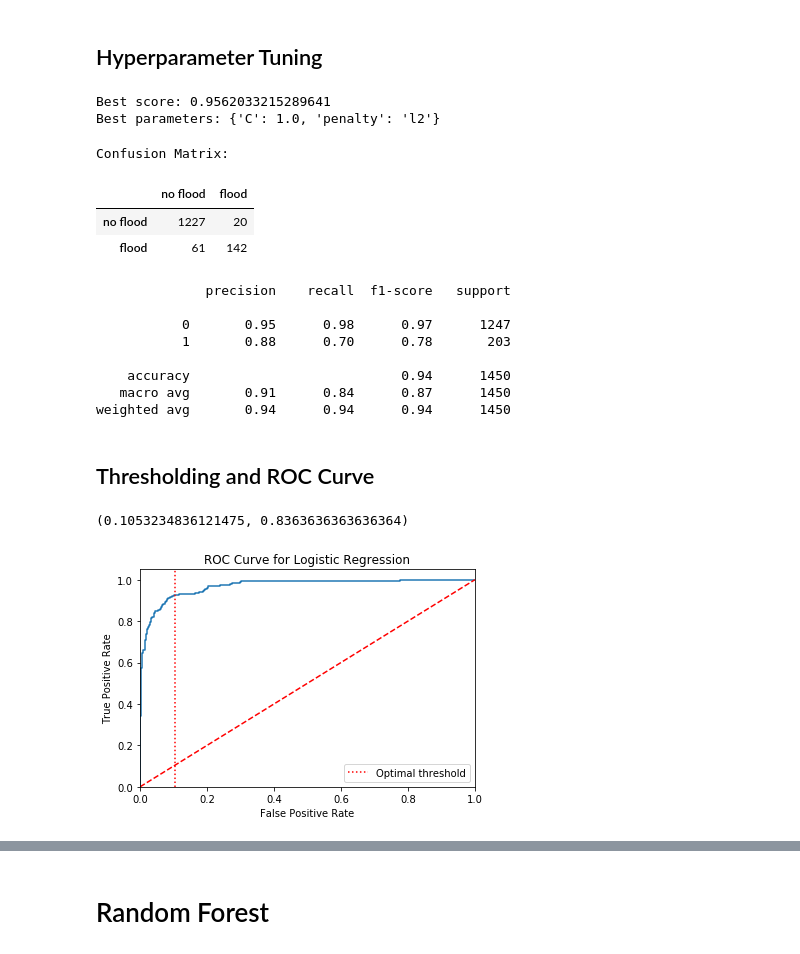
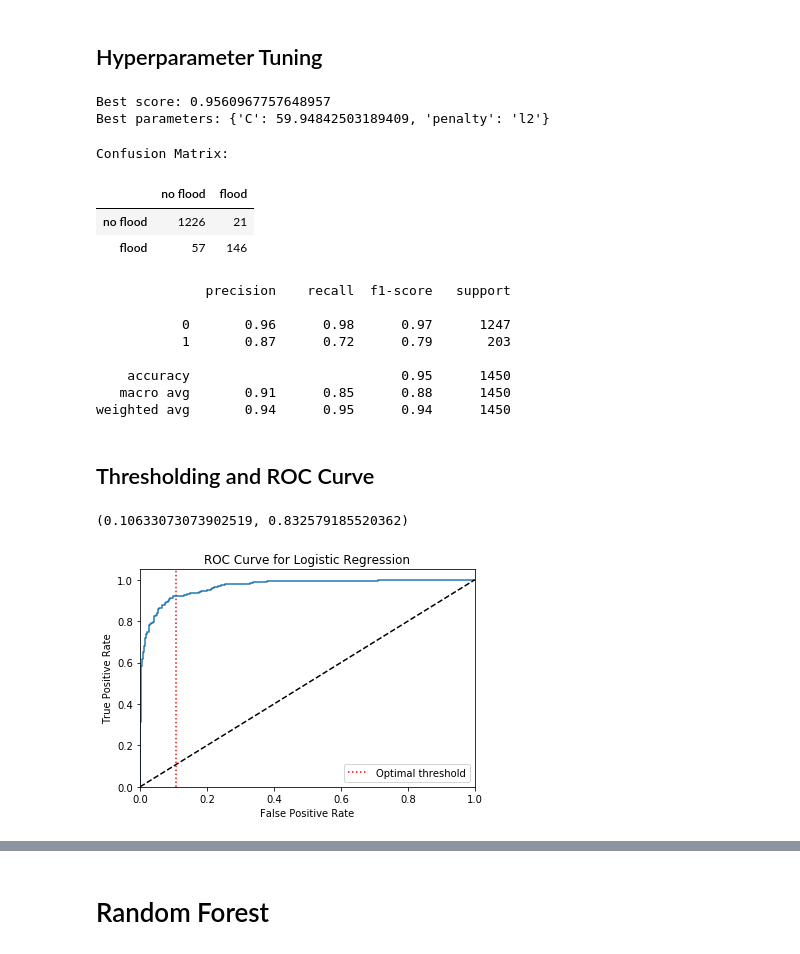
Before and after one commit to jennyrhee/flood-events, a Jupyter notebook: notebooks/machine-learning.ipynb, the cells around one changed output, grey strips where cells are left out. Cells and saved outputs as stored; diff of their text form; code cells hidden in the pictures.

```diff
--- a/notebooks/machine-learning.ipynb
+++ b/notebooks/machine-learning.ipynb
@@ -148,7 +148,7 @@ C = np.logspace(0, 4, 10)
 # Create hyperparameter options
 hyperparameters = dict(C=C, penalty=penalty)
 # %%
-logreg = LogisticRegression(solver='liblinear', random_state=18)
+logreg = LogisticRegression(random_state=18)
 gs_logreg = GridSearchCV(logreg, cv=5,
                          param_grid=hyperparameters,
                          scoring='roc_auc')
@@ -157,8 +157,8 @@ best_logreg = gs_logreg.fit(X_train, y_train)
 print(f'Best score: {best_logreg.best_score_}')
 print(f'Best parameters: {best_logreg.best_params_}')
 # %% [output]
-Best score: 0.9562033215289641
-Best parameters: {'C': 1.0, 'penalty': 'l2'}
+Best score: 0.9560967757648957
+Best parameters: {'C': 59.94842503189409, 'penalty': 'l2'}
 # %%
 y_pred = best_logreg.predict(X_test)
 
@@ -169,19 +169,19 @@ pd.DataFrame(confusion_matrix(y_test, y_pred),
 # %% [output]
 Confusion Matrix:
 |  | no flood | flood |
-| no flood | 1227 | 20 |
-| flood | 61 | 142 |
+| no flood | 1226 | 21 |
+| flood | 57 | 146 |
 # %%
 print(classification_report(y_test, y_pred))
 # %% [output]
               precision    recall  f1-score   support
 
-           0       0.95      0.98      0.97      1247
-           1       0.88      0.70      0.78       203
+           0       0.96      0.98      0.97      1247
+           1       0.87      0.72      0.79       203
 
-    accuracy                           0.94      1450
-   macro avg       0.91      0.84      0.87      1450
-weighted avg       0.94      0.94      0.94      1450
+    accuracy                           0.95      1450
+   macro avg       0.91      0.85      0.88      1450
+weighted avg       0.94      0.95      0.94      1450
 # %% [markdown]
 ## Thresholding and ROC Curve
 # %%
@@ -202,20 +202,21 @@ for threshold in thresholds:
 
 best_threshold_logreg, best_score_logreg
 # %% [output]
-(0.1053234836121475, 0.8363636363636364)
+(0.10633073073902519, 0.832579185520362)
 # %%
 plt.plot(fpr, tpr)
-plt.plot([0, 1], [0, 1],'r--')
+plt.plot([0, 1], [0, 1], 'k--')
 plt.xlim([0.0, 1.0])
 plt.ylim([0.0, 1.05])
 plt.xlabel('False Positive Rate')
 plt.ylabel('True Positive Rate')
 plt.axvline(best_threshold_logreg, color='red', linestyle=':',
             label='Optimal threshold')
 plt.legend()
-plt.title('ROC Curve for Logistic Regression');
+plt.title('ROC Curve for Logistic Regression')
+plt.savefig('../docs/img/roc-logreg.png', dpi=300, bbox_inches='tight');
 # %% [output]
-[figure, old version]
+[figure, new version]
 # %%
 print(f'ROC-AUC score for Logistic Regression: {roc_auc_score(y_test, y_pred_prob_logreg)}')
 # %% [output]
```
Also changed, not shown: parts of 5 cells of this notebook, 3 other files.
